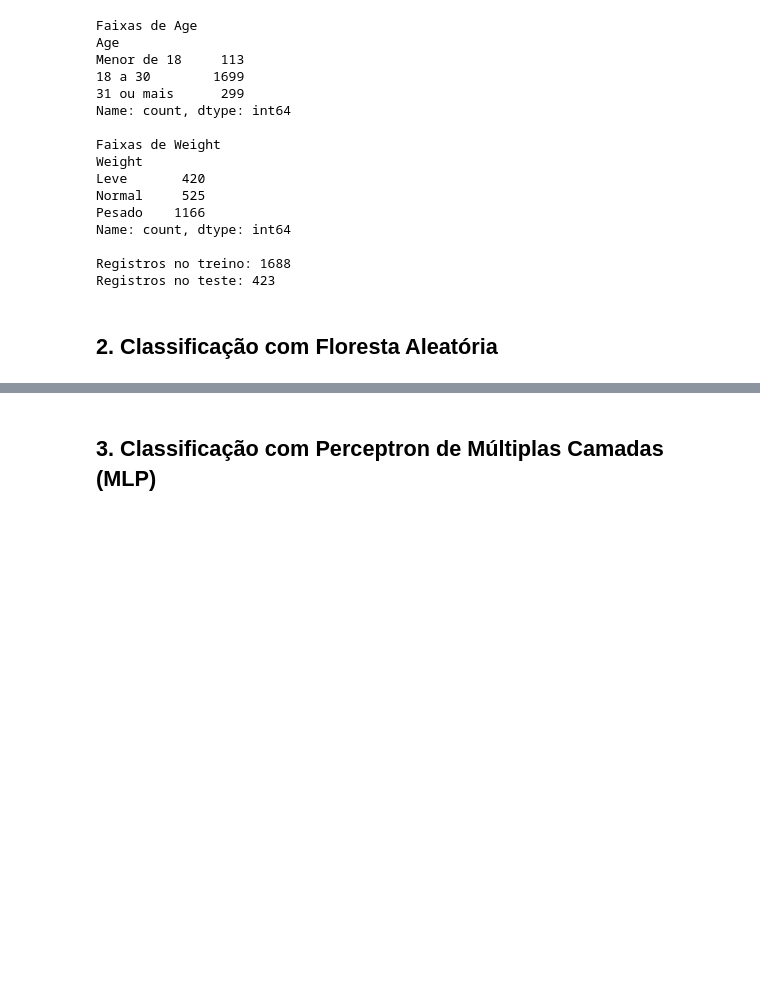
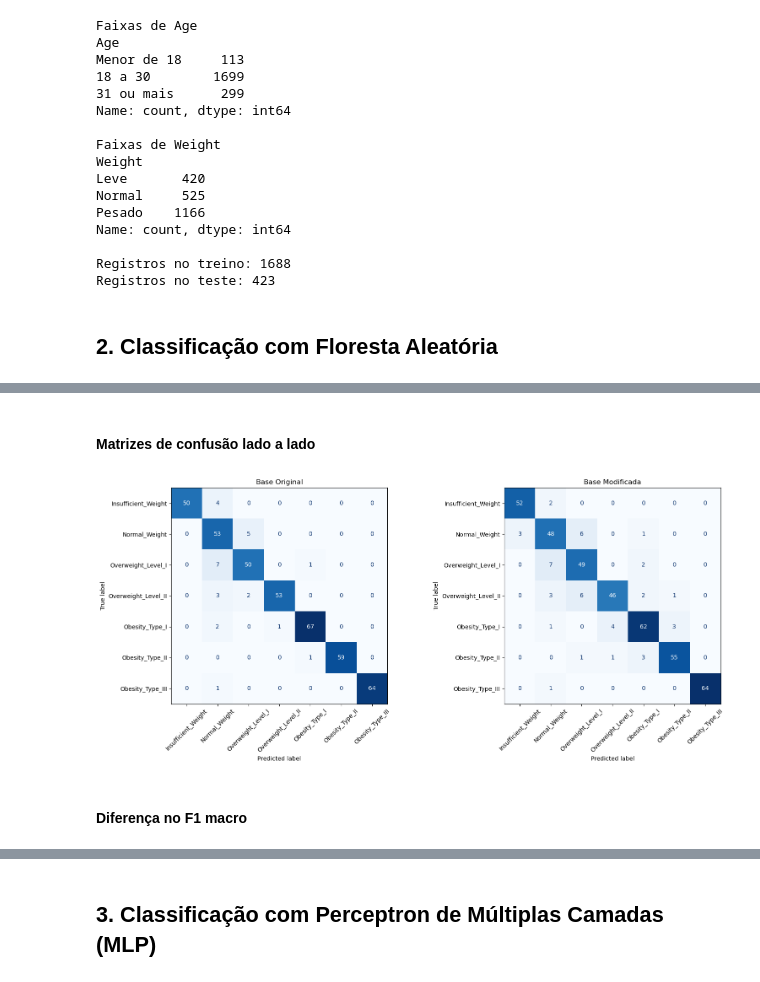
Before and after one commit to giovanasilverio/XMCO01-trabalho, a Jupyter notebook: trabalho.ipynb, the cells around one changed output, grey strips where cells are left out. Saved outputs shown, nothing was run; the diff lists cells and outputs as text; code cells hidden in the pictures; blank space fills up the shorter version.

```diff
--- a/trabalho.ipynb
+++ b/trabalho.ipynb
@@ -169,0 +287,12 @@ usados e testar diferentes valores, por exemplo, para `n_estimators` e
+# %%
+# Treina o modelo final de cada base
+modelos_finais = {}
+for nome_base, (X_tr, X_te) in bases.items():
+    sub = resultados[resultados["Base"] == nome_base]
+    melhor = sub.loc[sub["F1 macro (CV treino)"].idxmax(), "Configuração"]
+
+    modelos_finais[nome_base] = RandomForestClassifier(
+        **parametros[(nome_base, melhor)], random_state=42, n_jobs=-1
+    ).fit(X_tr, y_treino)
+
+    print(f"{nome_base} - melhor configuração: {melhor}")
@@ -174,0 +321,14 @@ foram mais confundidas.
+# %%
+import pandas as pd
+import matplotlib.pyplot as plt
+from sklearn.metrics import (classification_report, confusion_matrix,
+                             ConfusionMatrixDisplay, accuracy_score, f1_score)
+
+ordem_classes = [
+    "Insufficient_Weight", "Normal_Weight", "Overweight_Level_I",
+    "Overweight_Level_II", "Obesity_Type_I", "Obesity_Type_II", "Obesity_Type_III",
+]
+assert set(ordem_classes) == set(y_teste.unique()), "Ajuste os nomes das classes em ordem_classes"
+
+# Previsões de cada modelo final no conjunto de teste
+previsoes = {nome: modelos_finais[nome].predict(X_te) for nome, (X_tr, X_te) in bases.items()}
@@ -174,0 +337,4 @@ foram mais confundidas.
+# %%
+for nome, y_pred in previsoes.items():
+    print(f"===== Base {nome} =====")
+    print(classification_report(y_teste, y_pred, labels=ordem_classes, digits=3))
@@ -174,0 +359,16 @@ foram mais confundidas.
+# %% [markdown]
+#### Matrizes de confusão lado a lado
+# %%
+fig, eixos = plt.subplots(1, 2, figsize=(16, 7))
+for eixo, (nome, y_pred) in zip(eixos, previsoes.items()):
+    ConfusionMatrixDisplay.from_predictions(
+        y_teste, y_pred, labels=ordem_classes, ax=eixo,
+        cmap="Blues", xticks_rotation=45, colorbar=False,
+    )
+    eixo.set_title(f"Base {nome}")
+plt.tight_layout()
+plt.show()
+# %% [output]
+[figure, added]
+# %% [markdown]
+#### Diferença no F1 macro
```
Also changed, not shown: parts of 18 cells of this notebook.
